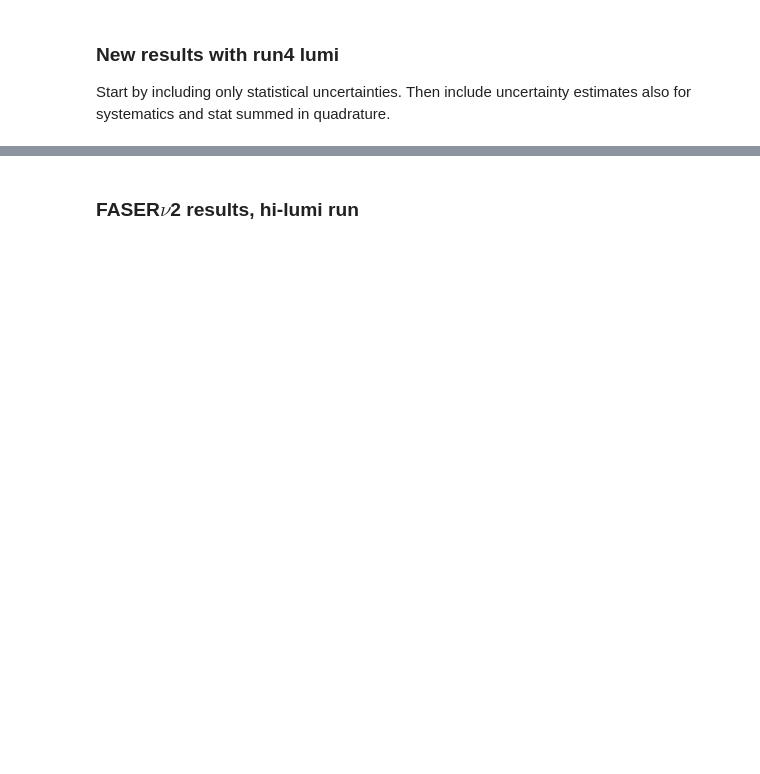
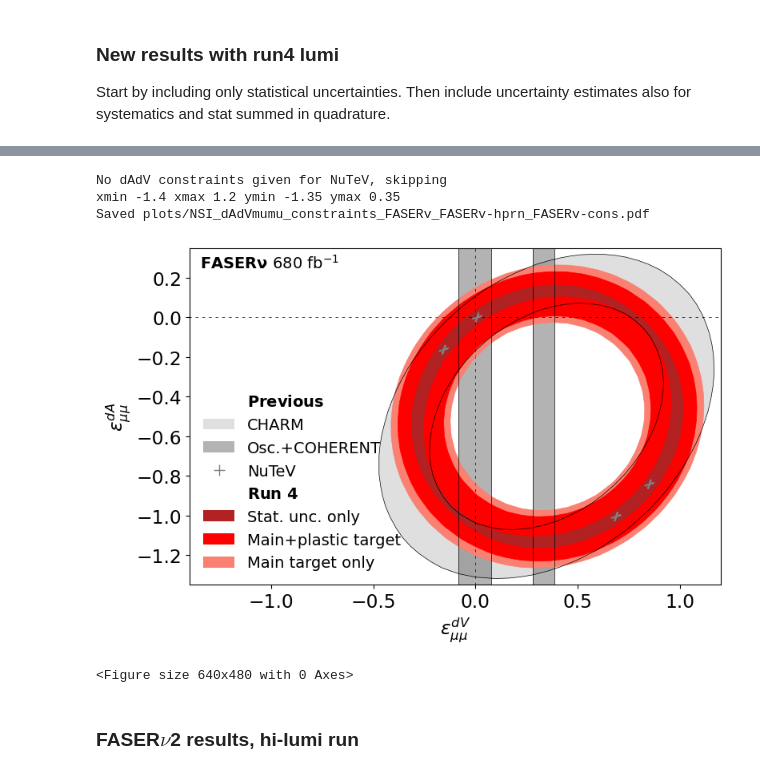
Before and after one commit to makelat/forward-nu-flux-fit, a Jupyter notebook: cid.ipynb, the cells around one changed output, grey strips where cells are left out. Cells and saved outputs as stored; diff of their text form; code cells hidden in the pictures; blank space fills up the shorter version.

```diff
--- a/cid.ipynb
+++ b/cid.ipynb
@@ -1782,8 +1881,9 @@ Start by including only statistical uncertainties. Then include uncertainty esti
 llstr='mumu'
 for tag in ['FASERv','FASERv-cons','FASERv-hprn']:
     chi2_NSI[tag],ndof_NSI[tag] = {},{}
-    for qstr in NSIquarks:
-        print(qstr)
-        chi2_NSI[tag][qstr],ndof_NSI[tag][qstr] = {},{}
-        tmp = fill_chi2_dict(tag=tag,qstr=qstr,llstr=llstr,epsVvals=epsVfine[qstr],epsAvals=epsAfine[qstr],fstat=1.0)
-        chi2_NSI[tag][qstr][llstr], ndof_NSI[tag][qstr][llstr] = tmp
+    for qqstr in ['dAdV']: #,'uAuV']:
+        print(qqstr)
+        chi2_NSI[tag][qqstr],ndof_NSI[tag][qqstr] = {},{}
+        tmp = fill_chi2_dict(tag=tag,qqstr=qqstr,llstr=llstr,\
+                             eps2vals=eps2fine['FASERv'][qqstr],eps1vals=eps1fine['FASERv'][qqstr],fstat=1.0)
+        chi2_NSI[tag][qqstr][llstr], ndof_NSI[tag][qqstr][llstr] = tmp
@@ -1790,23 +1908,29 @@ for tag in ['FASERv','FASERv-cons','FASERv-hprn']:
 # %%
 #Plots
 plotinfo = {'FASERv':      {'label': r'Stat. unc. only',\
                             'color': 'firebrick'},\
             'FASERv-hprn': {'label': 'Main+plastic target',\
                             'color': 'red'},\
             'FASERv-cons': {'label': 'Main target only',\
                             'color': 'salmon'}}
 llstr = 'mumu'
-for qstr in NSIquarks:
+for qqstr in ['dAdV']: #,'uAuV']:
     contourplot(chi2dict=chi2_NSI,\
-                rows=epsAfine[qstr],\
-                cols=epsVfine[qstr],\
+                rows=eps1fine['FASERv'][qqstr],\
+                cols=eps2fine['FASERv'][qqstr],\
                 plotinfo=plotinfo,\
-                qstr=qstr,\
+                qqstr=qqstr,\
                 llstr=llstr,\
                 CL=0.95,\
                 ndofdict=ndof_NSI,\
                 experimentlabel=r'$\bf{FASER\nu}$ '+str(experiments['FASERv']['lumi'])+r' fb$^{-1}$',\
                 runstr=r'$\bf{Run~4}$')
+# %% [output]
+No dAdV constraints given for NuTeV, skipping
+xmin -1.4 xmax 1.2 ymin -1.35 ymax 0.35
+Saved plots/NSI_dAdVmumu_constraints_FASERv_FASERv-hprn_FASERv-cons.pdf
+[figure, added]
+<Figure size 640x480 with 0 Axes>
 # %% [markdown]
 ### FASER$\nu$2 results, hi-lumi run
 # %%
```
Also changed, not shown: parts of 22 cells of this notebook, 20 other files.
